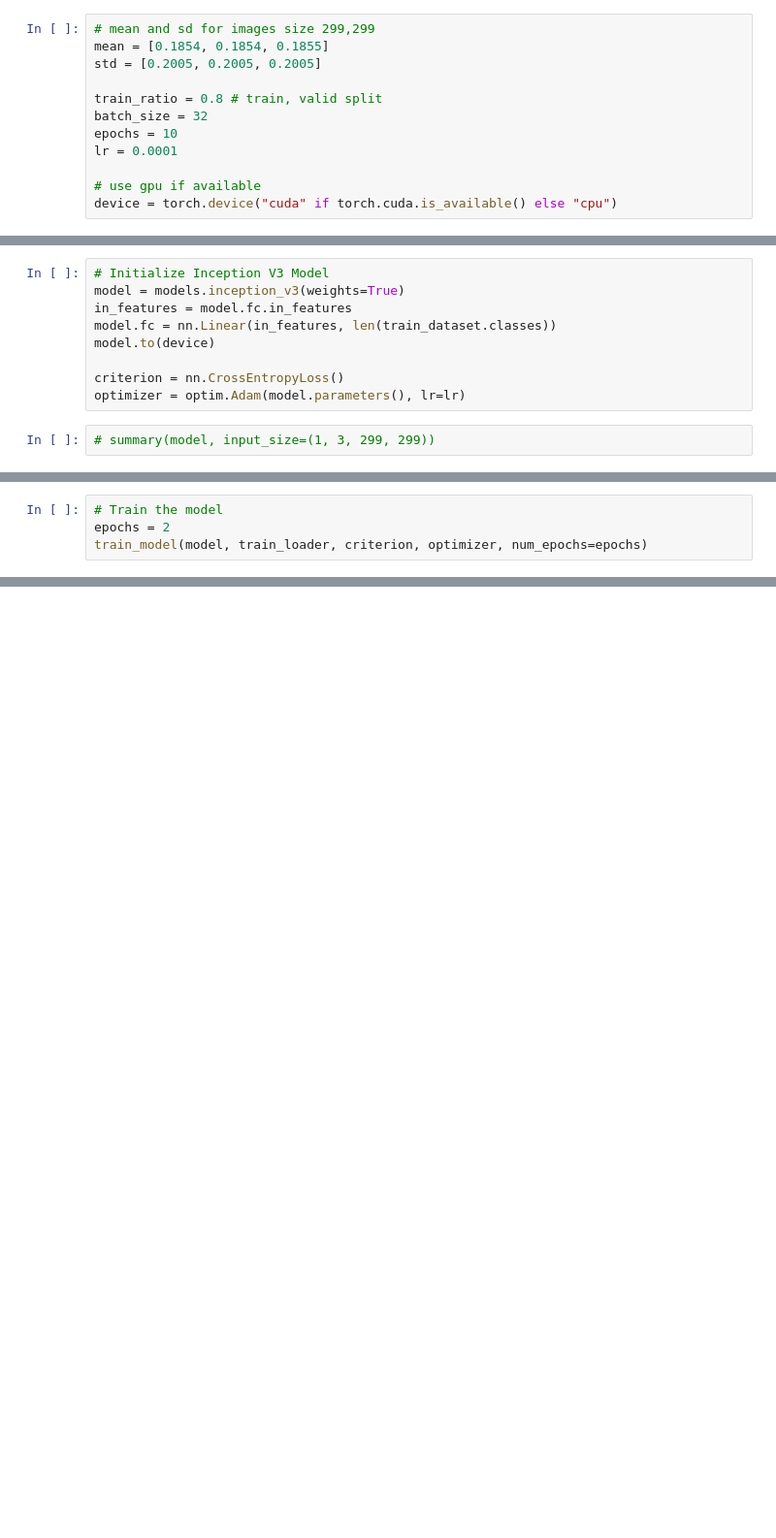
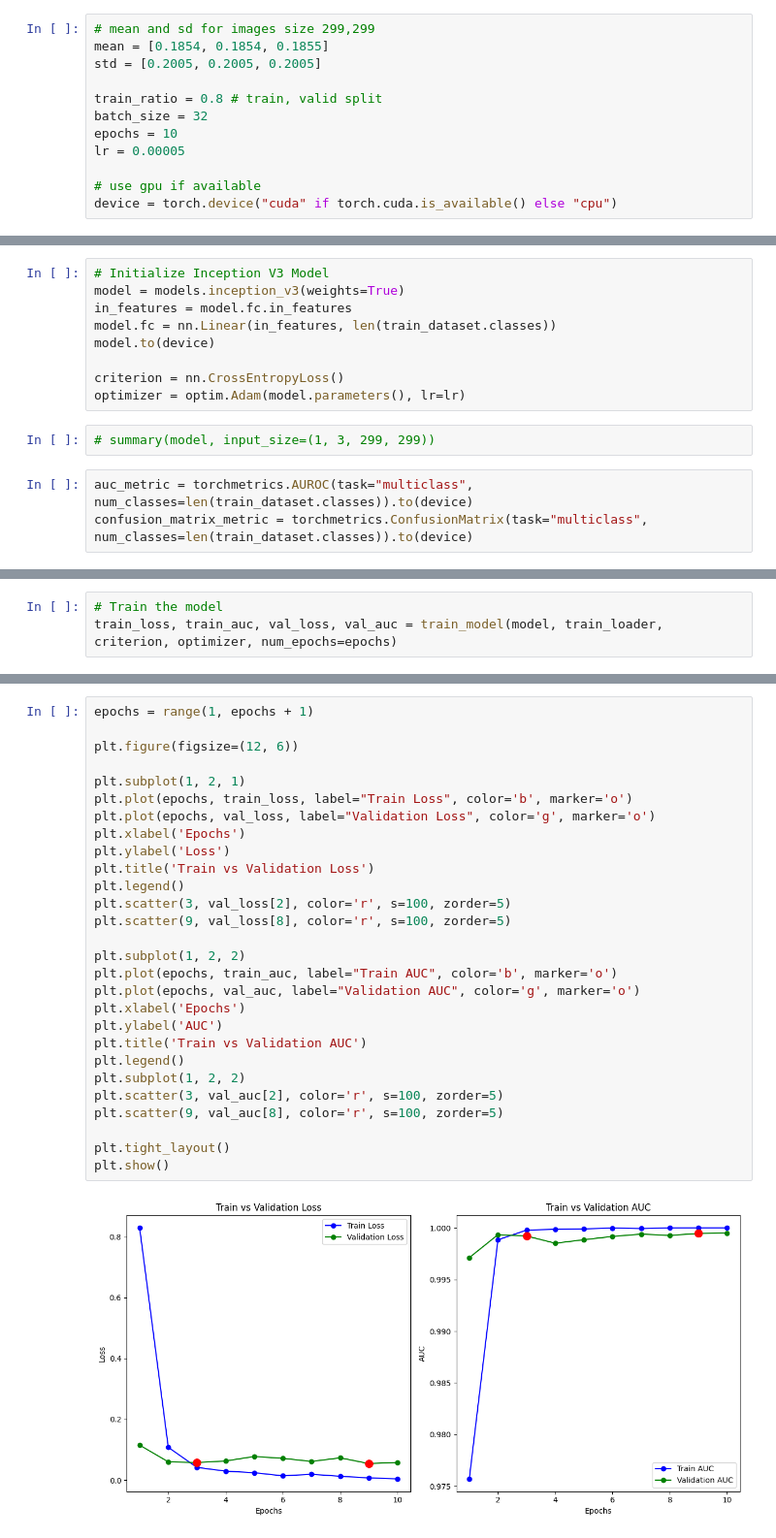
Before and after one commit to jesdin/Brain-Tumor-Classification, a Jupyter notebook: notebooks/train.ipynb, the cells around one changed output, grey strips where cells are left out. Shown at 97% size. Cells and saved outputs as stored; diff of their text form; blank space fills up the shorter version.

Commit message:
plot loss, auc

```diff
--- a/notebooks/train.ipynb
+++ b/notebooks/train.ipynb
@@ -25,7 +25,7 @@ std = [0.2005, 0.2005, 0.2005]
 train_ratio = 0.8 # train, valid split
 batch_size = 32
 epochs = 10
-lr = 0.0001
+lr = 0.00005
 
 # use gpu if available
 device = torch.device("cuda" if torch.cuda.is_available() else "cpu")
@@ -63,5 +63,8 @@ criterion = nn.CrossEntropyLoss()
 optimizer = optim.Adam(model.parameters(), lr=lr)
 # %%
 # summary(model, input_size=(1, 3, 299, 299))
+# %%
+auc_metric = torchmetrics.AUROC(task="multiclass", num_classes=len(train_dataset.classes)).to(device)
+confusion_matrix_metric = torchmetrics.ConfusionMatrix(task="multiclass", num_classes=len(train_dataset.classes)).to(device)
 # %%
 def train_model(model, train_loader, criterion, optimizer, num_epochs=10):
@@ -124,5 +146,4 @@ def train_model(model, train_loader, criterion, optimizer, num_epochs=10):
 # %%
 # Train the model
-epochs = 2
-train_model(model, train_loader, criterion, optimizer, num_epochs=epochs)
+train_loss, train_auc, val_loss, val_auc = train_model(model, train_loader, criterion, optimizer, num_epochs=epochs)
 # %% [output]
@@ -130,0 +160,30 @@ Epoch 2/2 - Train Loss: 0.0206 - Train Acc: 99.47 - Val Loss: 0.1561 - Val Accur
+# %%
+epochs = range(1, epochs + 1)
+
+plt.figure(figsize=(12, 6))
+
+plt.subplot(1, 2, 1)
+plt.plot(epochs, train_loss, label="Train Loss", color='b', marker='o')
+plt.plot(epochs, val_loss, label="Validation Loss", color='g', marker='o')
+plt.xlabel('Epochs')
+plt.ylabel('Loss')
+plt.title('Train vs Validation Loss')
+plt.legend()
+plt.scatter(3, val_loss[2], color='r', s=100, zorder=5)
+plt.scatter(9, val_loss[8], color='r', s=100, zorder=5)
+
+plt.subplot(1, 2, 2)
+plt.plot(epochs, train_auc, label="Train AUC", color='b', marker='o')
+plt.plot(epochs, val_auc, label="Validation AUC", color='g', marker='o')
+plt.xlabel('Epochs')
+plt.ylabel('AUC')
+plt.title('Train vs Validation AUC')
+plt.legend()
+plt.subplot(1, 2, 2)
+plt.scatter(3, val_auc[2], color='r', s=100, zorder=5)
+plt.scatter(9, val_auc[8], color='r', s=100, zorder=5)
+
+plt.tight_layout()
+plt.show()
+# %% [output]
+[figure, added]
```
Also changed, not shown: parts of 2 cells of this notebook, 1 other file.
